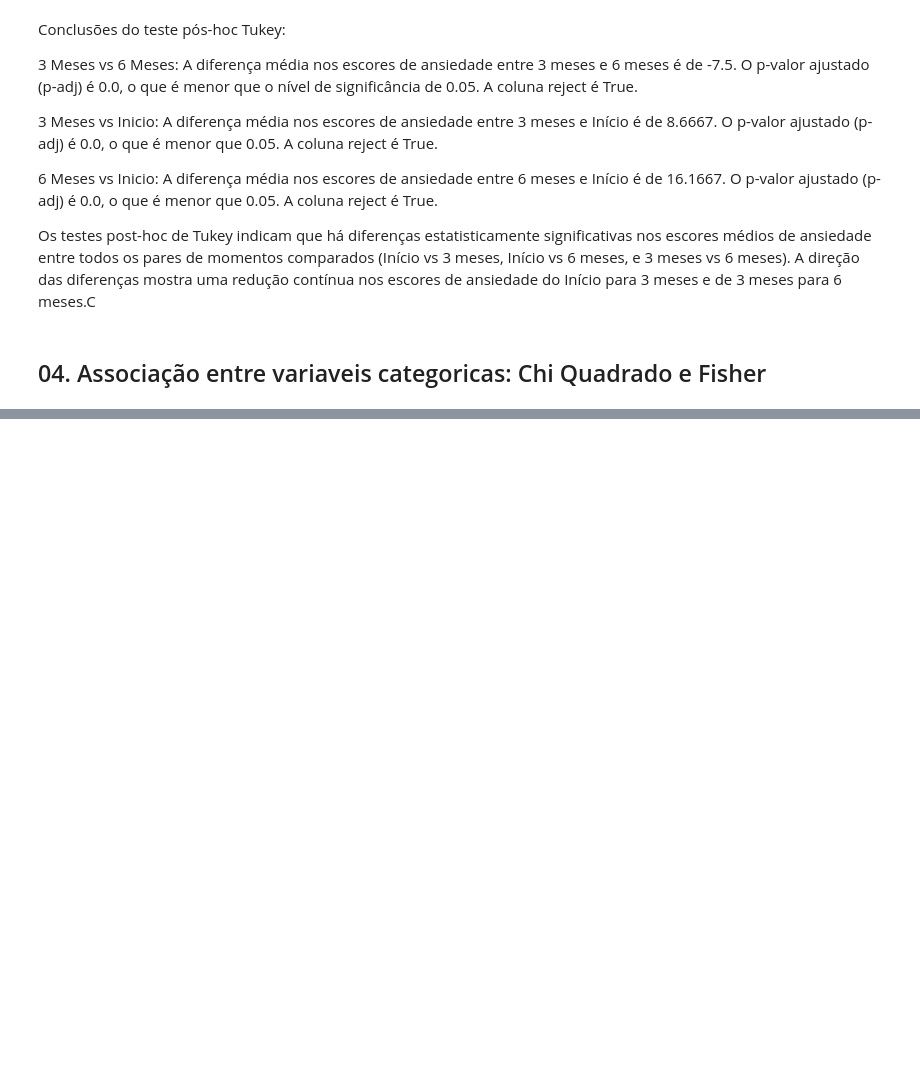
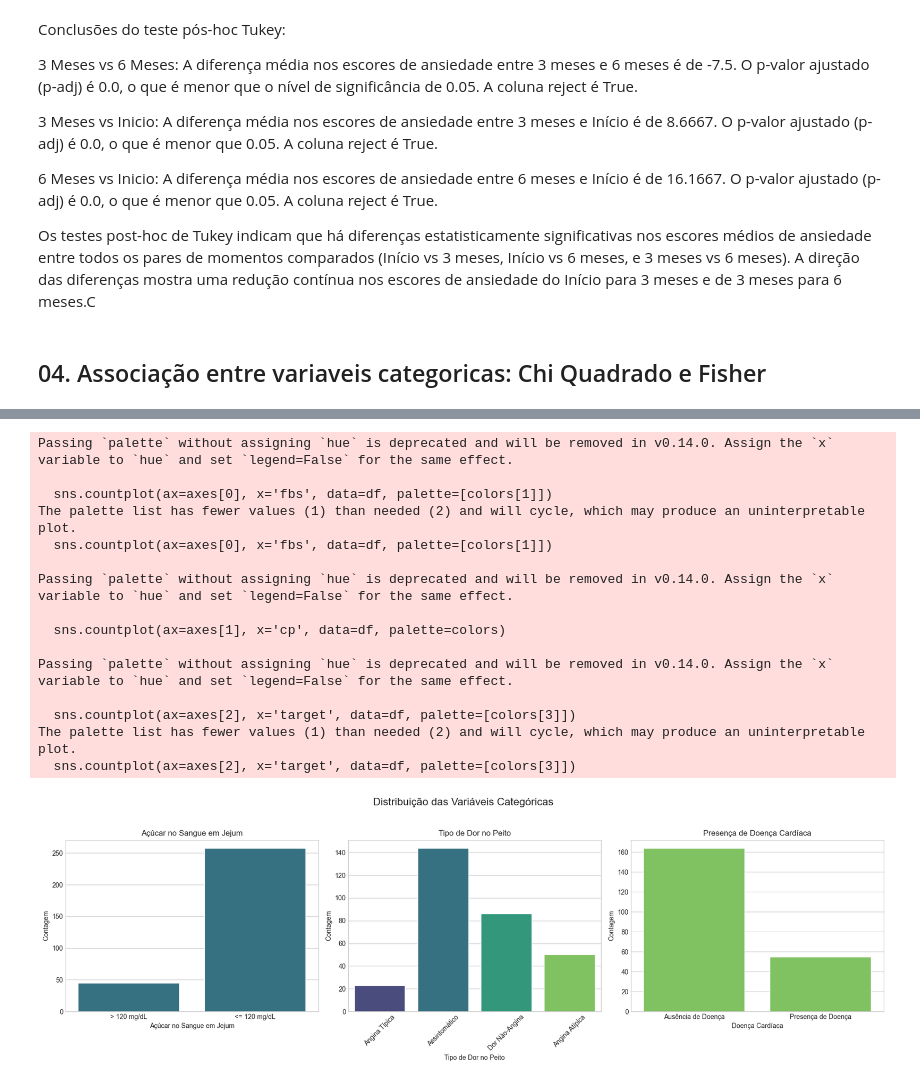
Before and after one commit to JCarapina/Estudos-praticos, a Jupyter notebook: 01_estatistica/notebooks/anova.ipynb, the cells around one changed output, grey strips where cells are left out. Drawn from its saved outputs; the diff is of its cells as text; code cells hidden in the pictures; blank space fills up the shorter version.

Commit message:
Ajustando def

```diff
--- a/01_estatistica/notebooks/anova.ipynb
+++ b/01_estatistica/notebooks/anova.ipynb
@@ -443,0 +460,15 @@ Os testes post-hoc de Tukey indicam que há diferenças estatisticamente signifi
+# %%
+# Define a URL para o conjunto de dados UCI Heart Disease
+# Usaremos uma versão pré-processada e limpa para este exemplo
+url = 'https://archive.ics.uci.edu/ml/machine-learning-databases/heart-disease/processed.cleveland.data'
+
+# Define os nomes das colunas, pois o arquivo não tem cabeçalho
+columns = [
+    'age', 'sex', 'cp', 'trestbps', 'chol', 'fbs', 'restecg',
+    'thalach', 'exang', 'oldpeak', 'slope', 'ca', 'thal', 'target'
+]
+
+
+# Carrega os dados em um DataFrame do pandas
+df = pd.read_csv(url, names=columns, na_values='?')
+print("Dados carregados com sucesso.")
@@ -443,0 +557,55 @@ Os testes post-hoc de Tukey indicam que há diferenças estatisticamente signifi
+# %%
+import matplotlib.pyplot as plt
+import seaborn as sns
+
+# Define a paleta de cores
+colors = sns.color_palette('viridis', 4)
+
+# Configura o estilo dos gráficos
+sns.set_style('whitegrid')
+
+# Cria os subplots para 3 gráficos em uma linha
+fig, axes = plt.subplots(1, 3, figsize=(18, 6)) # Alterado para 1 linha e 3 colunas
+fig.suptitle('Distribuição das Variáveis Categóricas', fontsize=16)
+
+# Gráfico para 'fbs' (agora no primeiro subplot)
+sns.countplot(ax=axes[0], x='fbs', data=df, palette=[colors[1]])
+axes[0].set_title('Açúcar no Sangue em Jejum')
+axes[0].set_xlabel('Açúcar no Sangue em Jejum')
+axes[0].set_ylabel('Contagem')
+axes[0].tick_params(axis='x', rotation=0)
+
+# Gráfico para 'cp' (agora no segundo subplot)
+sns.countplot(ax=axes[1], x='cp', data=df, palette=colors)
+axes[1].set_title('Tipo de Dor no Peito')
+axes[1].set_xlabel('Tipo de Dor no Peito')
+axes[1].set_ylabel('Contagem')
+axes[1].tick_params(axis='x', rotation=45)
+
+# Gráfico para 'target' (agora no terceiro subplot)
+sns.countplot(ax=axes[2], x='target', data=df, palette=[colors[3]])
+axes[2].set_title('Presença de Doença Cardíaca')
+axes[2].set_xlabel('Doença Cardíaca')
+axes[2].set_ylabel('Contagem')
+axes[2].tick_params(axis='x', rotation=0)
+
+
+plt.tight_layout(rect=[0, 0.03, 1, 0.95]) # Ajusta o layout para evitar sobreposição
+plt.show()
+# %% [output]
+Passing `palette` without assigning `hue` is deprecated and will be removed in v0.14.0. Assign the `x` variable to `hue` and set `legend=False` for the same effect.
+
+  sns.countplot(ax=axes[0], x='fbs', data=df, palette=[colors[1]])
+The palette list has fewer values (1) than needed (2) and will cycle, which may produce an uninterpretable plot.
+  sns.countplot(ax=axes[0], x='fbs', data=df, palette=[colors[1]])
+
+Passing `palette` without assigning `hue` is deprecated and will be removed in v0.14.0. Assign the `x` variable to `hue` and set `legend=False` for the same effect.
+
+  sns.countplot(ax=axes[1], x='cp', data=df, palette=colors)
+
+Passing `palette` without assigning `hue` is deprecated and will be removed in v0.14.0. Assign the `x` variable to `hue` and set `legend=False` for the same effect.
+
+  sns.countplot(ax=axes[2], x='target', data=df, palette=[colors[3]])
+The palette list has fewer values (1) than needed (2) and will cycle, which may produce an uninterpretable plot.
+  sns.countplot(ax=axes[2], x='target', data=df, palette=[colors[3]])
+[figure, added]
```
Also changed, not shown: parts of 18 cells of this notebook.
